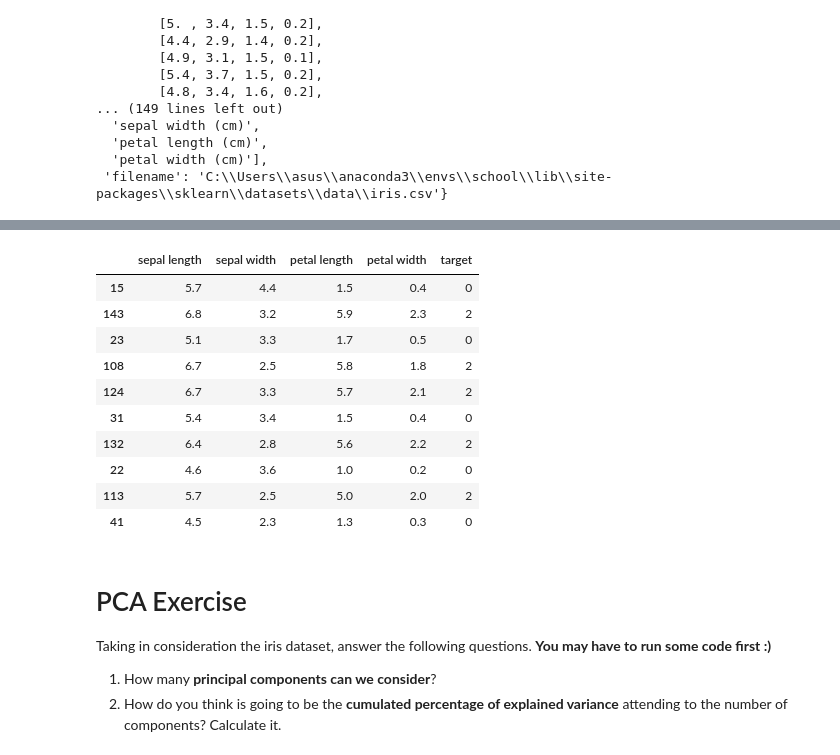
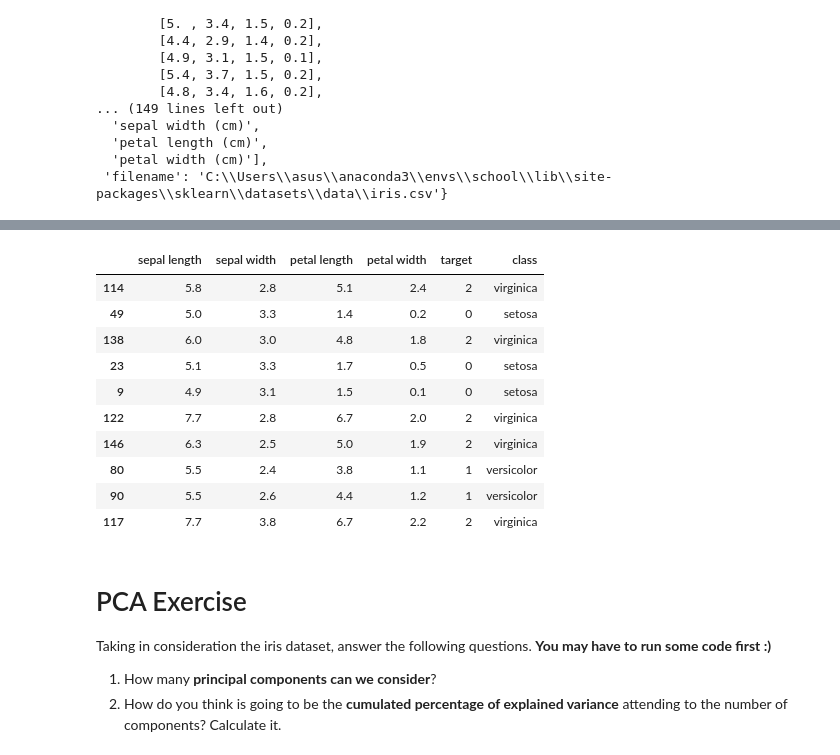
Before and after one commit to Islompulatov/strive_exer_ai_feb22, a Jupyter notebook: Chapter 02/05. PCA and LDA/01_IRIS_PCA.ipynb, the cells around one changed output, grey strips where cells are left out. Cells and saved outputs as stored; diff of their text form; code cells hidden in the pictures.

```diff
--- a/Chapter 02/05. PCA and LDA/01_IRIS_PCA.ipynb
+++ b/Chapter 02/05. PCA and LDA/01_IRIS_PCA.ipynb
@@ -102,18 +61,18 @@ df_ir=df_iris.drop(['class'], axis=1)
 # %%
 # Show 10 random samples
-df_ir.sample(n=10)
+df_iris.sample(n=10)
 # %% [output]
-|  | sepal length | sepal width | petal length | petal width | target |
-| 15 | 5.7 | 4.4 | 1.5 | 0.4 | 0 |
-| 143 | 6.8 | 3.2 | 5.9 | 2.3 | 2 |
-| 23 | 5.1 | 3.3 | 1.7 | 0.5 | 0 |
-| 108 | 6.7 | 2.5 | 5.8 | 1.8 | 2 |
-| 124 | 6.7 | 3.3 | 5.7 | 2.1 | 2 |
-| 31 | 5.4 | 3.4 | 1.5 | 0.4 | 0 |
-| 132 | 6.4 | 2.8 | 5.6 | 2.2 | 2 |
-| 22 | 4.6 | 3.6 | 1.0 | 0.2 | 0 |
-| 113 | 5.7 | 2.5 | 5.0 | 2.0 | 2 |
-| 41 | 4.5 | 2.3 | 1.3 | 0.3 | 0 |
+|  | sepal length | sepal width | petal length | petal width | target | class |
+| 114 | 5.8 | 2.8 | 5.1 | 2.4 | 2 | virginica |
+| 49 | 5.0 | 3.3 | 1.4 | 0.2 | 0 | setosa |
+| 138 | 6.0 | 3.0 | 4.8 | 1.8 | 2 | virginica |
+| 23 | 5.1 | 3.3 | 1.7 | 0.5 | 0 | setosa |
+| 9 | 4.9 | 3.1 | 1.5 | 0.1 | 0 | setosa |
+| 122 | 7.7 | 2.8 | 6.7 | 2.0 | 2 | virginica |
+| 146 | 6.3 | 2.5 | 5.0 | 1.9 | 2 | virginica |
+| 80 | 5.5 | 2.4 | 3.8 | 1.1 | 1 | versicolor |
+| 90 | 5.5 | 2.6 | 4.4 | 1.2 | 1 | versicolor |
+| 117 | 7.7 | 3.8 | 6.7 | 2.2 | 2 | virginica |
 # %% [markdown]
 # PCA Exercise
 Taking in consideration the iris dataset, answer the following questions. **You may have to run some code first :)**
```
Also changed, not shown: parts of 16 cells of this notebook.
